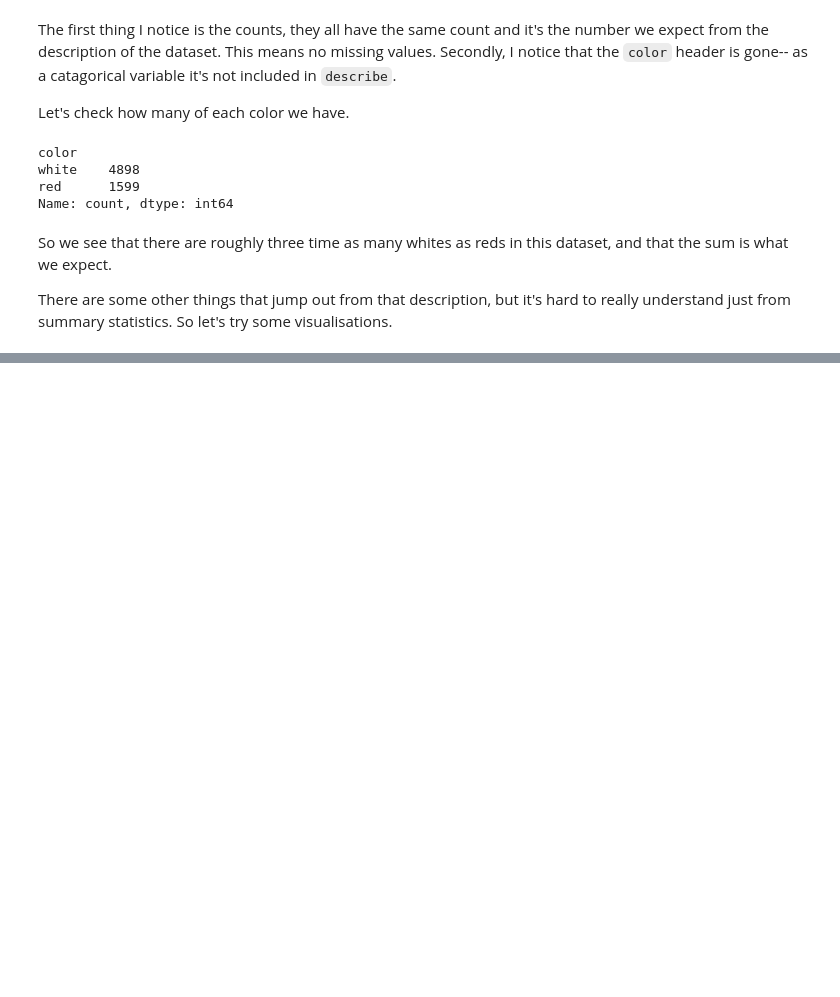
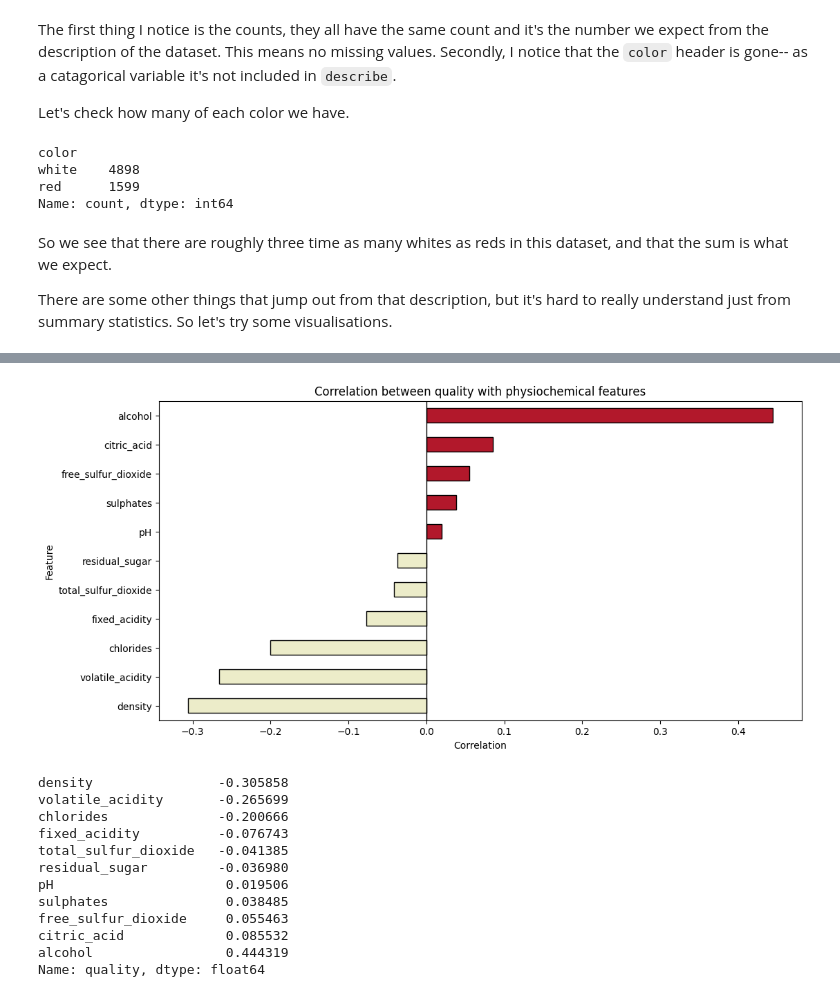
Before and after one commit to jklydev/everything-counts-summative-1, a Jupyter notebook: wine.ipynb, the cells around one changed output, grey strips where cells are left out. Drawn from its saved outputs; the diff is of its cells as text; code cells hidden in the pictures; blank space fills up the shorter version.

```diff
--- a/wine.ipynb
+++ b/wine.ipynb
@@ -71,0 +102,36 @@ There are some other things that jump out from that description, but it's hard t
+# %%
+quality_correlations = (
+    wine_quality.corr(numeric_only=True)["quality"]
+    .drop(index="quality")
+    .sort_values()
+)
+
+bar_colors = quality_correlations.apply(
+    lambda value: "#ececc9" if value < 0 else "#b2182b"
+)
+
+plt.figure(figsize=(12, 6))
+quality_correlations.plot(
+    kind="barh", color=bar_colors, edgecolor="black"
+)
+plt.axvline(0, color="black", linewidth=1)
+plt.title("Correlation between quality and physiochemical features")
+plt.xlabel("Correlation")
+plt.ylabel("Feature")
+plt.show()
+
+quality_correlations
+# %% [output]
+[figure, added]
+density                -0.305858
+volatile_acidity       -0.265699
+chlorides              -0.200666
+fixed_acidity          -0.076743
+total_sulfur_dioxide   -0.041385
+residual_sugar         -0.036980
+pH                      0.019506
+sulphates               0.038485
+free_sulfur_dioxide     0.055463
+citric_acid             0.085532
+alcohol                 0.444319
+Name: quality, dtype: float64
```
Also changed, not shown: parts of 11 cells of this notebook, 1 other file.
